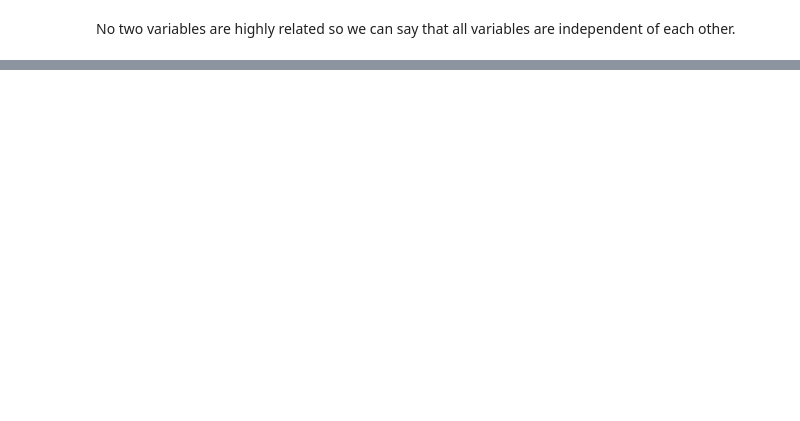
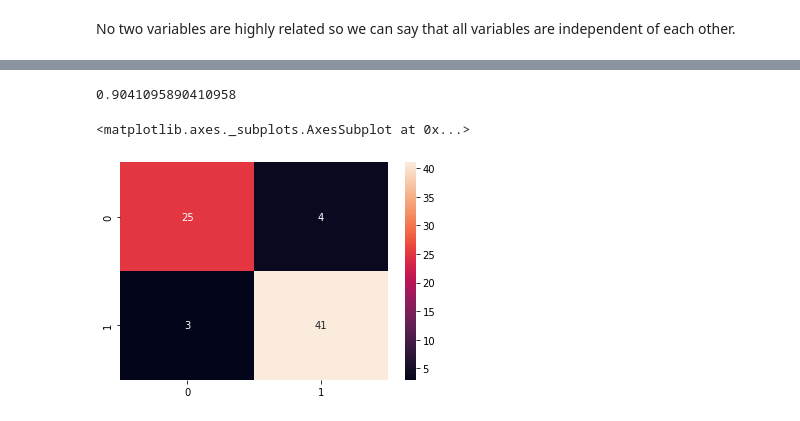
Before and after one commit to SurajJadhav-5/Heart_Disease_Prediction_Viz, a Jupyter notebook: Heart.ipynb, the cells around one changed output, grey strips where cells are left out. Saved outputs shown, nothing was run; the diff lists cells and outputs as text; code cells hidden in the pictures; blank space fills up the shorter version.

```diff
--- a/Heart.ipynb
+++ b/Heart.ipynb
@@ -353,4 +656,4 @@ data_trans.info()
 # %%
 X = data_trans[columns]
 y = data_trans['target']
-X_train, X_test, y_train, y_test = train_test_split(X, y, test_size = 0.25, random_state=42)
+X_train_t, X_test_t, y_train_t, y_test_t = train_test_split(X, y, test_size = 0.25, random_state=42)
@@ -359,4 +676,4 @@ X_train
 # %%
 logreg = LogisticRegression()
-logreg.fit(X_train, y_train)
-predictions = logreg.predict(X_test)
+logreg.fit(X_train_t, y_train_t)
+predictions = logreg.predict(X_test_t)
@@ -363,5 +688,10 @@ predictions = logreg.predict(X_test)
 # %%
-logreg.score(X_test, y_test)
+logreg.score(X_test_t, y_test_t)
+# %% [output]
+0.9041095890410958
 # %%
-cm = confusion_matrix(y_test, predictions)
+cm = confusion_matrix(y_test_t, predictions)
 sns.heatmap(cm, annot = True)
+# %% [output]
+<matplotlib.axes._subplots.AxesSubplot at 0x...>
+[figure, added]
```
Also changed, not shown: parts of 51 cells of this notebook.
